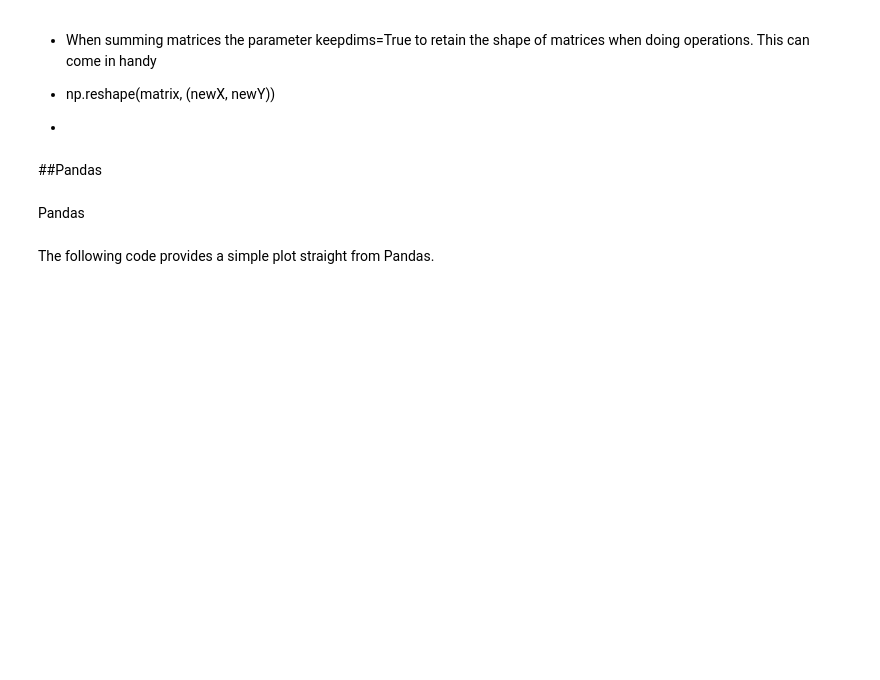
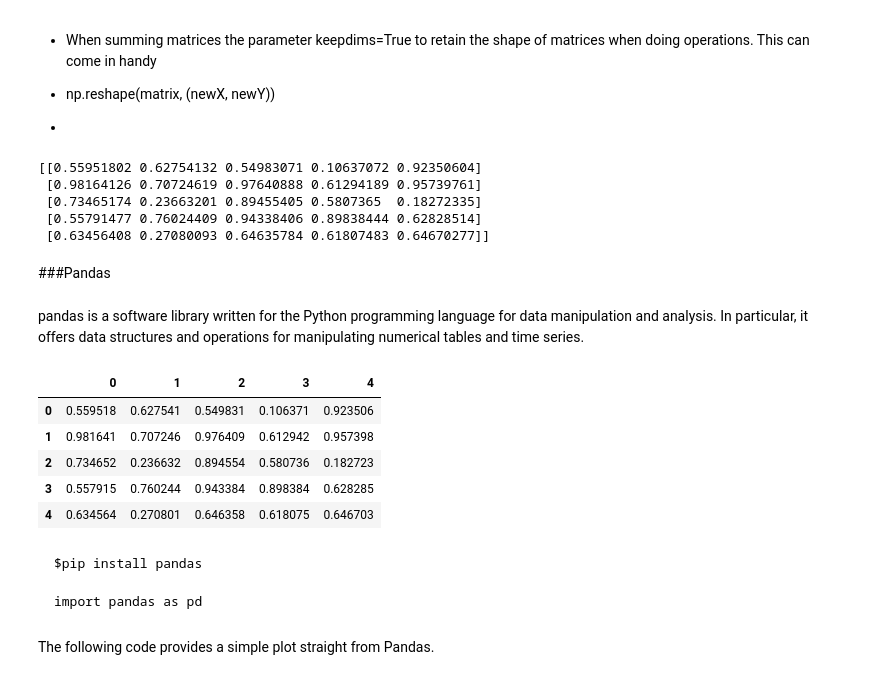
Before and after one commit to jppyykm/Compendium, a Jupyter notebook: Survey_of_Data_Science.ipynb, the cells around one changed output. Cells and saved outputs as stored; diff of their text form; code cells hidden in the pictures; blank space fills up the shorter version.

````diff
--- a/Survey_of_Data_Science.ipynb
+++ b/Survey_of_Data_Science.ipynb
@@ -284,10 +247,39 @@ Regular expressions use the backslash character ('\') to indicate special forms
 
 *   np.reshape(matrix, (newX, newY))
 *
+# %%
+import numpy as np
+
+ex_mx = np.random.rand(5,5)
+print(ex_mx)
+# %% [output]
+[[0.55951802 0.62754132 0.54983071 0.10637072 0.92350604]
+ [0.98164126 0.70724619 0.97640888 0.61294189 0.95739761]
+ [0.73465174 0.23663201 0.89455405 0.5807365  0.18272335]
+ [0.55791477 0.76024409 0.94338406 0.89838444 0.62828514]
+ [0.63456408 0.27080093 0.64635784 0.61807483 0.64670277]]
 # %% [markdown]
-##Pandas
+###Pandas
-# %% [markdown]
-Pandas
+# %% [markdown]
+pandas is a software library written for the Python programming language for data manipulation and analysis. In particular, it offers data structures and operations for manipulating numerical tables and time series.
+# %%
+import pandas as pd
+
+ex_dp = pd.DataFrame(ex_mx)
+ex_dp
+# %% [output]
+|  | 0 | 1 | 2 | 3 | 4 |
+| 0 | 0.559518 | 0.627541 | 0.549831 | 0.106371 | 0.923506 |
+| 1 | 0.981641 | 0.707246 | 0.976409 | 0.612942 | 0.957398 |
+| 2 | 0.734652 | 0.236632 | 0.894554 | 0.580736 | 0.182723 |
+| 3 | 0.557915 | 0.760244 | 0.943384 | 0.898384 | 0.628285 |
+| 4 | 0.634564 | 0.270801 | 0.646358 | 0.618075 | 0.646703 |
+# %% [markdown]
+```
+$pip install pandas
+
+import pandas as pd
+```
 # %% [markdown]
 The following code provides a simple plot straight from Pandas.
 # %%
````
Also changed, not shown: parts of 46 cells of this notebook.
